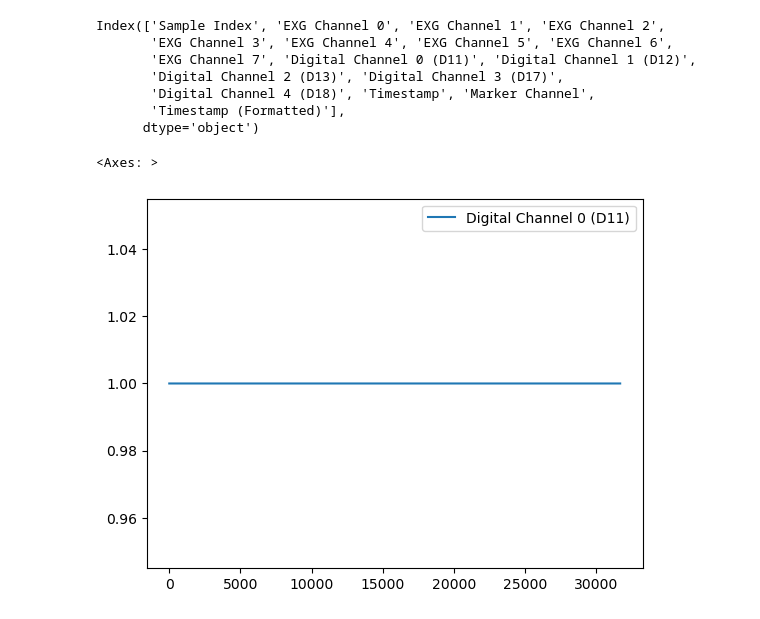
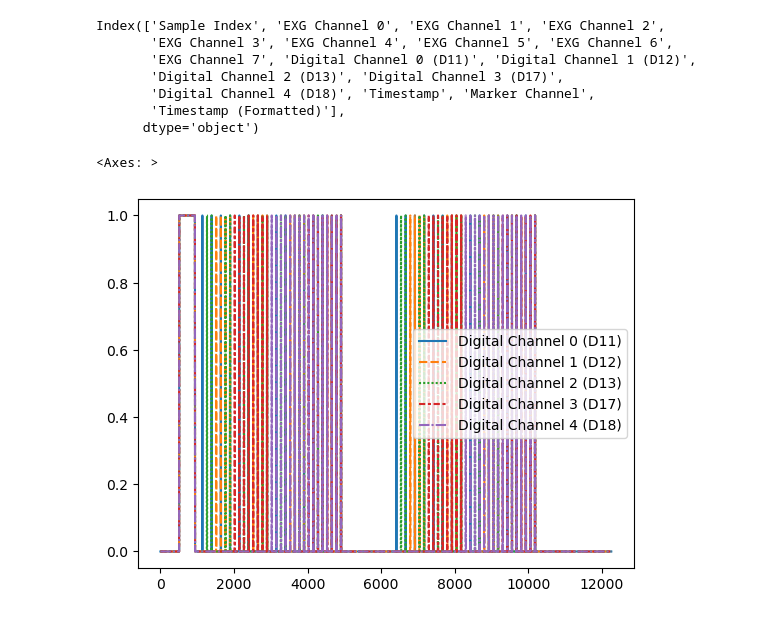
Before and after one commit to SURGE-NeuroTech-Club/p3-battle-ships, a Jupyter notebook: EEG_Analysis/trigger_code_check.ipynb, the cells around one changed output. Cells and saved outputs as stored; diff of their text form; code cells hidden in the pictures.

Commit message:
- add test data - Updates to trigger_code_check noteboo

```diff
--- a/EEG_Analysis/trigger_code_check.ipynb
+++ b/EEG_Analysis/trigger_code_check.ipynb
@@ -9,5 +11,4 @@ import mne
 # %%
-from glob import glob
-data_files = glob('./OpenBCISession*/*.txt')
+data_files = glob('./*data/*.txt')
 print(data_files)
 # %% [output]
@@ -32,10 +49,10 @@ Index(['Sample Index', 'EXG Channel 0', 'EXG Channel 1', 'EXG Channel 2',
 sfreq = 250
 ch_names = df.columns[1:].tolist()
 # %%
-sns.lineplot(data=df[df.columns[9:10]])
+sns.lineplot(data=df[df.columns[9:14]])
 # %% [output]
 <Axes: >
-[figure, old version]
+[figure, new version]
 # %%
 df_small = df.iloc[-sfreq * 50:]
 
```
Also changed, not shown: parts of 9 cells of this notebook, 9 other files.
